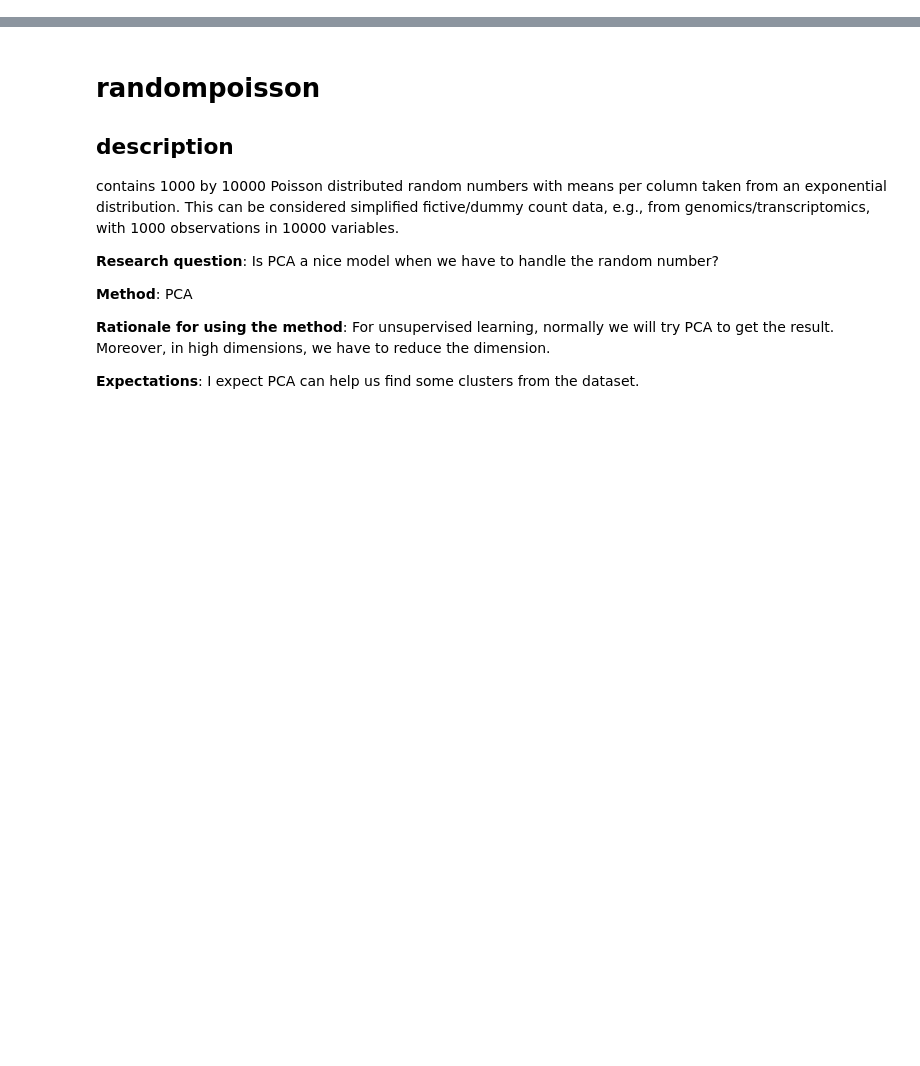
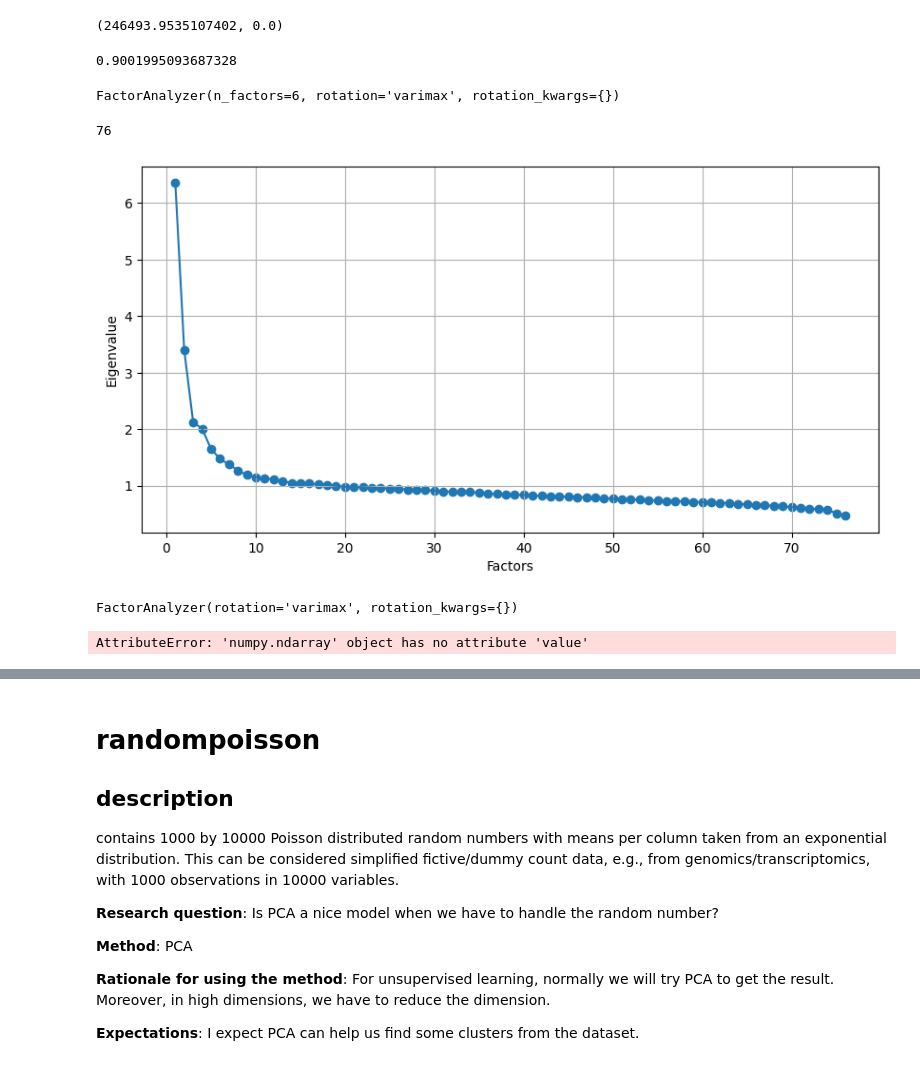
Before and after one commit to parvej35/DS2_Multivariate_Component_Analysis, a Jupyter notebook: Exam_Extra_Resit_2022-Oct-24/Parvej_Chowdhury_MDS_PCA.ipynb, the cells around one changed output, grey strips where cells are left out. Saved outputs shown, nothing was run; the diff lists cells and outputs as text; code cells hidden in the pictures; blank space fills up the shorter version.

```diff
--- a/Exam_Extra_Resit_2022-Oct-24/Parvej_Chowdhury_MDS_PCA.ipynb
+++ b/Exam_Extra_Resit_2022-Oct-24/Parvej_Chowdhury_MDS_PCA.ipynb
@@ -25,3 +28,18 @@ from sklearn.metrics.pairwise import manhattan_distances, euclidean_distances
 from matplotlib.offsetbox import OffsetImage, AnnotationBbox
 from sklearn.preprocessing import StandardScaler
 from sklearn.preprocessing import MinMaxScaler
+# %%
+df = pd.read_excel('clinical_trajectories_df.xlsx', sheet_name=0)
+# df.head(10)
+# %%
+drop_list = [
+    "DonorID", "neuropathological_diagnosis", "Gender", "Year_donor_death",
+    "age_at_death", "Year", "Age", "year_before_death", "chars_in_clin",
+    "Admission_to_nursing_home", "Reduces_oral_intake", "Help_in_ADL", "Day_care",
+]
+
+df.drop(drop_list, axis=1, inplace=True)
+
+# clinical_trajectories_df = clinical_trajectories_df.dropna()
+df.reset_index(drop=True, inplace=True)
+df.head(10)
@@ -27,0 +79,32 @@ from sklearn.preprocessing import MinMaxScaler
+# %%
+# https://www.datacamp.com/tutorial/introduction-factor-analysis
+from factor_analyzer.factor_analyzer import calculate_bartlett_sphericity
+chi_square_value,p_value=calculate_bartlett_sphericity(df)
+chi_square_value, p_value
+# %% [output]
+(246493.9535107402, 0.0)
+# %%
+# https://www.earthinversion.com/geophysics/exploratory-factor-analysiabss/
+from factor_analyzer.factor_analyzer import calculate_kmo
+kmo_all,kmo_model=calculate_kmo(df)
+kmo_model
+# %% [output]
+0.9001995093687328
+# %%
+# Import required libraries
+import pandas as pd
+from sklearn.datasets import load_iris
+from factor_analyzer import FactorAnalyzer
+import matplotlib.pyplot as plt
+
+# Create factor analysis object and perform factor analysis
+fa = FactorAnalyzer(n_factors = 6, rotation='varimax')
+fa.fit(df)
+# %% [output]
+FactorAnalyzer(n_factors=6, rotation='varimax', rotation_kwargs={})
+# %%
+# Check Eigenvalues
+ev, v = fa.get_eigenvalues()
+len(ev)
+# %% [output]
+76
@@ -27,0 +116,28 @@ from sklearn.preprocessing import MinMaxScaler
+# %%
+# Create scree plot using matplotlib
+
+
+plt.figure(figsize=(10, 5))
+
+plt.scatter(range(1,df.shape[1]+1),ev)
+plt.plot(range(1,df.shape[1]+1),ev)
+
+# plt.title('Scree Plot')
+plt.xlabel('Factors')
+plt.ylabel('Eigenvalue')
+
+plt.grid()
+plt.show()
+# %% [output]
+[figure, added]
+# %%
+# Create factor analysis object and perform factor analysis
+fa = FactorAnalyzer( rotation="varimax")
+fa.fit(df, 6)
+# fa.loadings_
+# %% [output]
+FactorAnalyzer(rotation='varimax', rotation_kwargs={})
+# %%
+fa.loadings_.value
+# %% [output]
+AttributeError: 'numpy.ndarray' object has no attribute 'value'
```
Also changed, not shown: parts of 41 cells of this notebook, 4 other files.
